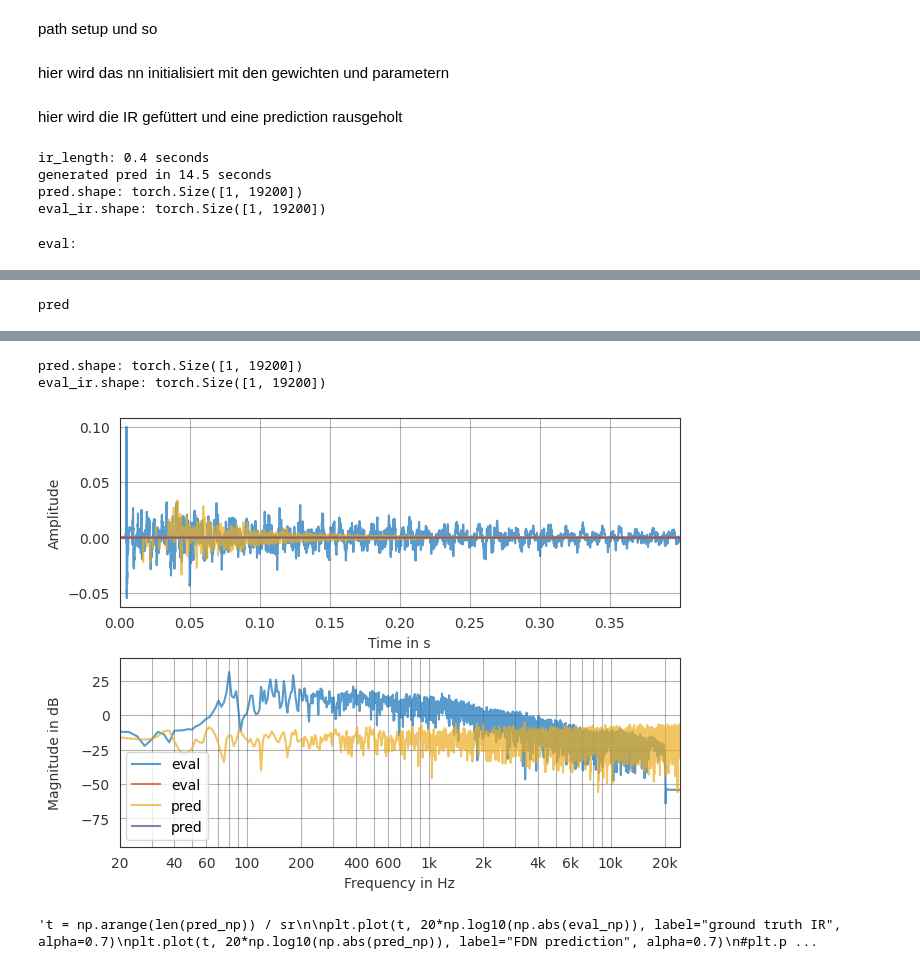
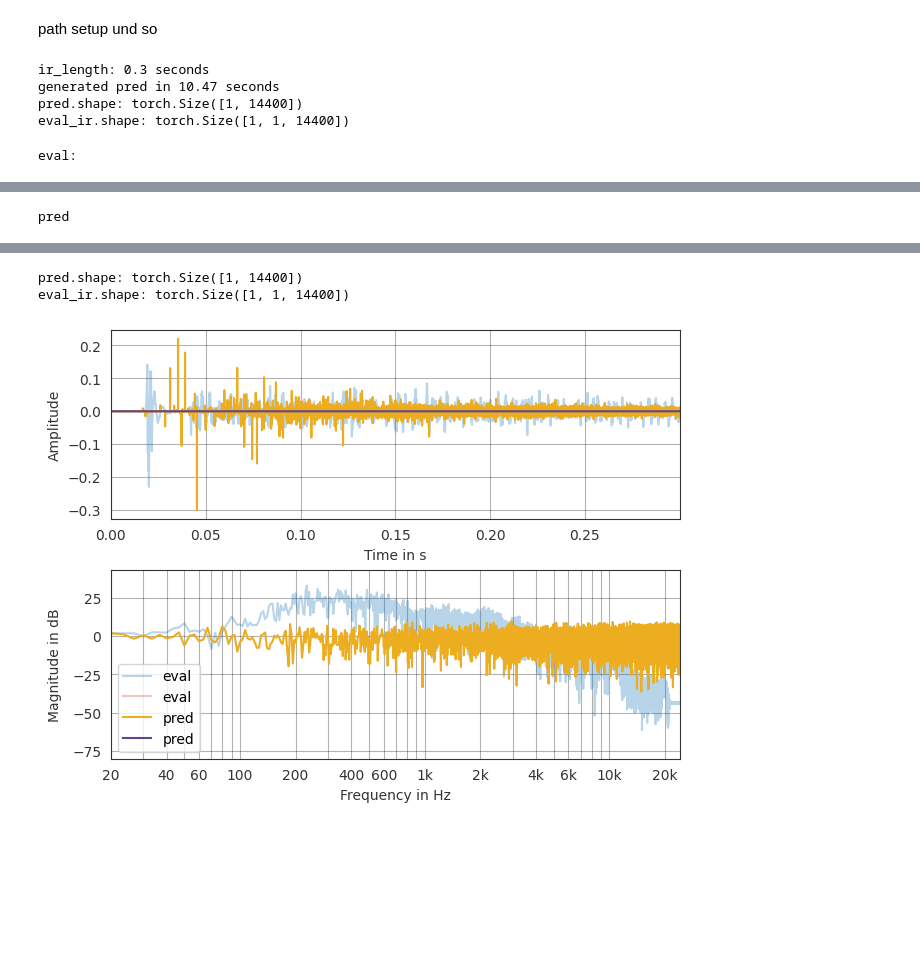
Before and after one commit to oscarTu4/fdn-param-tuning, a Jupyter notebook: inference.ipynb, the cells around one changed output, grey strips where cells are left out. Cells and saved outputs as stored; diff of their text form; code cells hidden in the pictures; blank space fills up the shorter version.

```diff
--- a/inference.ipynb
+++ b/inference.ipynb
@@ -31,8 +20,16 @@ device = 'cpu'
-# %% [markdown]
-hier wird das nn initialisiert mit den gewichten und parametern
 # %%
+exp = "outputs/20260118-172807" ### path to exp directory
+args_path = os.path.join(exp, "args.json")
+### read args from json file
+with open(args_path, "r") as f:
+    args = json.load(f)
+
+model_sr = args["samplerate"]
+ir_length = args["ir_length"]
+device = 'cpu'
+
 # init neural net
-ckpt_path = os.path.join(exp, "checkpoints/model_e3.pt") # in der datei sind die trainingsgewichte gespeichert
+ckpt_path = os.path.join(exp, "checkpoints/model_e5.pt") # in der datei sind die trainingsgewichte gespeichert
 filepath = 'Params/'
 N = args["N"]
 delay_set = args["delay_set"]
@@ -45,12 +42,11 @@ net = DiffFDN(delay_lens, model_sr, ir_length) # nn init
 weights = torch.load(ckpt_path, map_location=device) # load weights
 net.load_state_dict(weights) # load weights ins nn
 net = net.eval()
-# %% [markdown]
-hier wird die IR gefüttert und eine prediction rausgeholt
 # %%
-### filepath zu der rir die rekonstruiert werden soll
+#hier wird die IR gefüttert und eine prediction gemacht:
+
 ### TODO loop über mehrere IRs, dann kann man epochen untereinander vergleichen
-eval_filepath = "/Users/oscar/documents/Uni/Audiokommunikation/3. Semester/DLA/Impulse Responses/raw_rirs/0001_1_raw_rirs.wav"
+eval_filepath = "/Users/oscar/documents/Uni/Audiokommunikation/3. Semester/DLA/Impulse Responses/ChurchIR_eval/SC_MC_EIG_2.wav"
 eval_ir, sr = torchaudio.load(eval_filepath)
 
 if sr != model_sr:
@@ -62,9 +58,12 @@ if eval_ir.shape[0] != 1:
     eval_ir = eval_ir.mean(dim=0, keepdim=True)
 
 eval_ir = util.pad_crop(eval_ir, sr, ir_length)
+if eval_ir.ndim == 2:        # [C, T] zu [B, C, T]
+    eval_ir = eval_ir.unsqueeze(0)
 
+t60 = eval_ir.shape[-1]
 t = time.time()
-pred = net(eval_ir)
+pred = net(eval_ir, t60)
 pred = pred.squeeze(0)
 print(f"ir_length: {ir_length} seconds")
 print(f"generated pred in {np.round(np.abs(t-time.time()), 2)} seconds")
@@ -72,47 +71,35 @@ print(f"generated pred in {np.round(np.abs(t-time.time()), 2)} seconds")
 print(f"pred.shape: {pred.shape}")
 print(f"eval_ir.shape: {eval_ir.shape}")
 # %% [output]
-ir_length: 0.4 seconds
-generated pred in 14.5 seconds
-pred.shape: torch.Size([1, 19200])
-eval_ir.shape: torch.Size([1, 19200])
+ir_length: 0.3 seconds
+generated pred in 10.47 seconds
+pred.shape: torch.Size([1, 14400])
+eval_ir.shape: torch.Size([1, 1, 14400])
 # %%
-#pred = util.normalize(pred)
-pred_np = pred.squeeze(0).detach().cpu().numpy()
+# plot
+pred_np = util.normalize(pred)
+pred_np = pred_np.squeeze(0).detach().cpu().numpy()
 eval_np = eval_ir.squeeze(0).detach().cpu().numpy()
 print("eval:")
 display(Audio(eval_np, rate=48000))
 print("pred")
 display(Audio(pred_np, rate=48000))
 print(f"pred.shape: {pred.shape}")
 print(f"eval_ir.shape: {eval_ir.shape}")
 
 times = np.zeros(len(pred_np))
 eval_sig = pf.Signal([eval_np.flatten(),times.flatten()],sampling_rate=model_sr)
 pred_sig = pf.Signal([pred_np.flatten(),times.flatten()],sampling_rate=model_sr)
 
-pf.plot.time_freq(eval_sig, label="eval", alpha=0.7)
-pf.plot.time_freq(pred_sig, label="pred", alpha=0.7)
+pf.plot.time_freq(eval_sig, label="eval", alpha=0.3)
+pf.plot.time_freq(pred_sig, label="pred", alpha=1.)
 plt.legend()
 plt.show()
-
-"""t = np.arange(len(pred_np)) / sr
-
-plt.plot(t, 20*np.log10(np.abs(eval_np)), label="ground truth IR", alpha=0.7)
-plt.plot(t, 20*np.log10(np.abs(pred_np)), label="FDN prediction", alpha=0.7)
-#plt.plot(t, eval_np, label="ground truth IR", alpha=0.5)
-#plt.plot(t, pred_np, label="FDN prediction", alpha=0.5)
-plt.xlabel("Time [s]")
-plt.ylabel("Amplitude [dB]")
-plt.ylim(-100, 0)          # typical IR dynamic range
-plt.grid(True, which="both", alpha=0.3)
-plt.legend()"""
 # %% [output]
 eval:
 [interactive output not drawn]
 pred
 [interactive output not drawn]
-pred.shape: torch.Size([1, 19200])
-eval_ir.shape: torch.Size([1, 19200])
+pred.shape: torch.Size([1, 14400])
+eval_ir.shape: torch.Size([1, 1, 14400])
-[figure, old version]
+[figure, new version]
-'t = np.arange(len(pred_np)) / sr\n\nplt.plot(t, 20*np.log10(np.abs(eval_np)), label="ground truth IR", alpha=0.7)\nplt.plot(t, 20*np.log10(np.abs(pred_np)), label="FDN prediction", alpha=0.7)\n#plt.p ...
```
Also changed, not shown: parts of 2 cells of this notebook, 12 other files.
